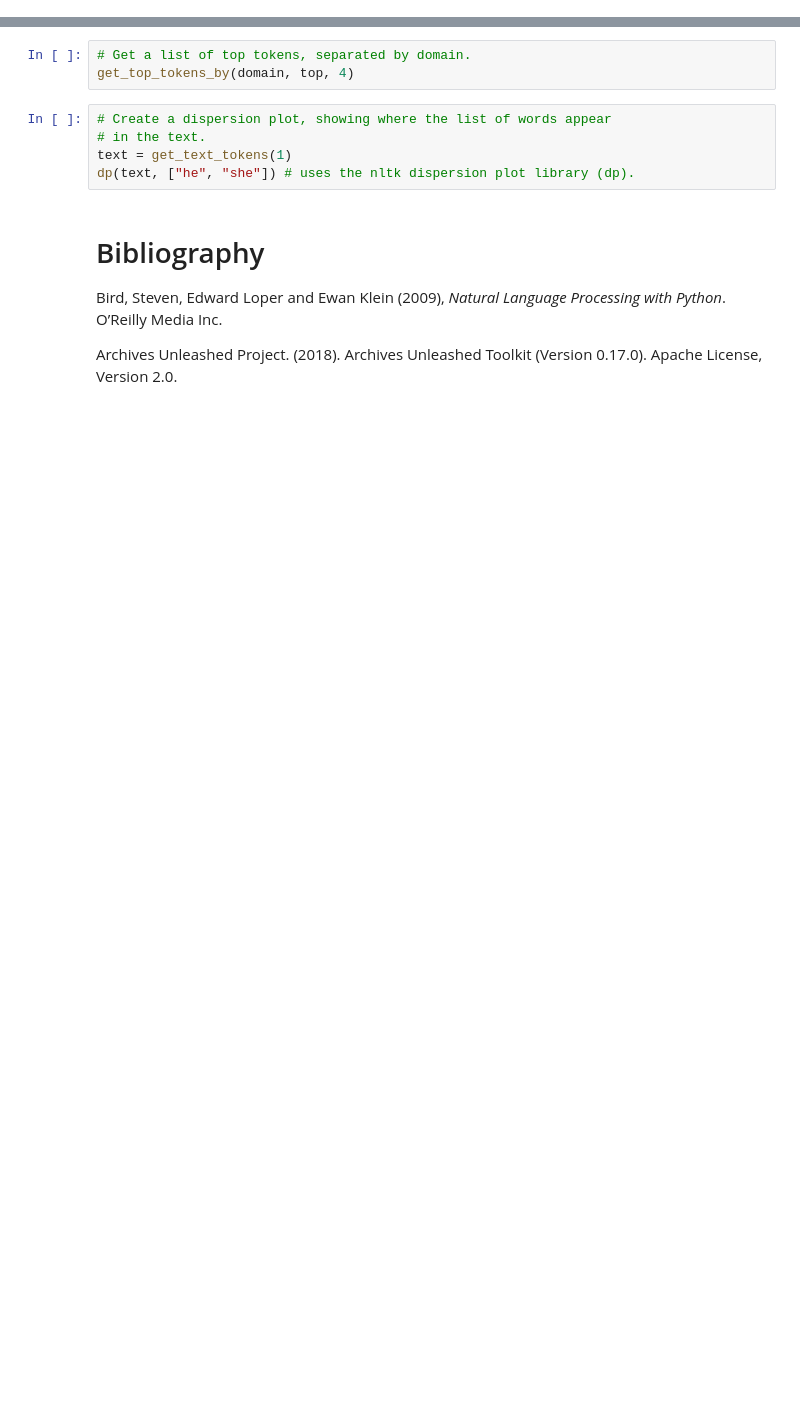
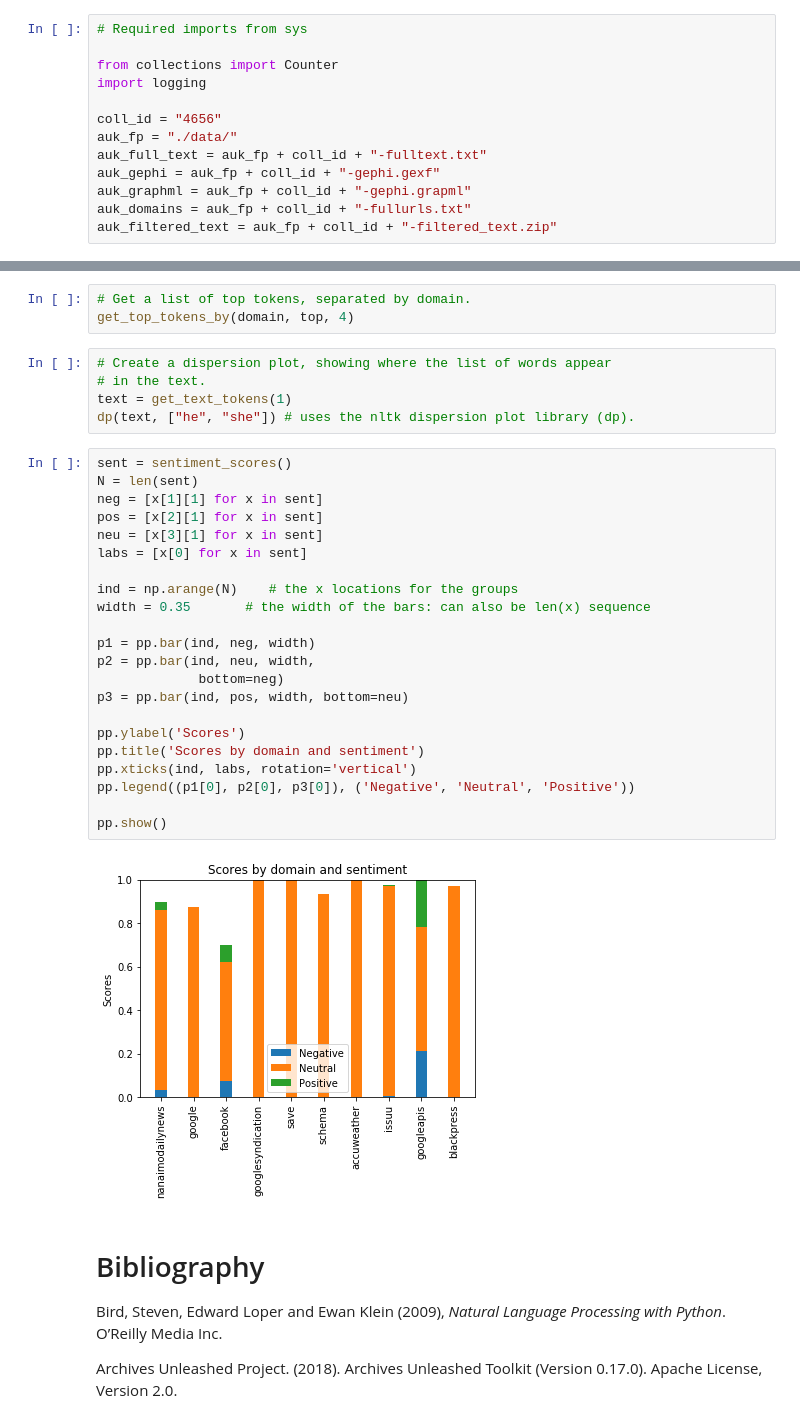
Before and after one commit to archivesunleashed/auk-notebooks, a Jupyter notebook: AUK_Full-Text-collection_id.ipynb, the cells around one changed output, grey strips where cells are left out. Drawn from its saved outputs; the diff is of its cells as text; blank space fills up the shorter version.

Commit message:
Add additional visualizations.

```diff
--- a/AUK_Full-Text-collection_id.ipynb
+++ b/AUK_Full-Text-collection_id.ipynb
@@ -60,0 +23,13 @@ except ImportError:
+# %%
+# Required imports from sys
+
+from collections import Counter
+import logging
+
+coll_id = "4656"
+auk_fp = "./data/"
+auk_full_text = auk_fp + coll_id + "-fulltext.txt"
+auk_gephi = auk_fp + coll_id + "-gephi.gexf"
+auk_graphml = auk_fp + coll_id + "-gephi.grapml"
+auk_domains = auk_fp + coll_id + "-fullurls.txt"
+auk_filtered_text = auk_fp + coll_id + "-filtered_text.zip"
@@ -192,6 +421,30 @@ get_top_tokens_by(domain, top, 4)
 # in the text.
 text = get_text_tokens(1)
 dp(text, ["he", "she"]) # uses the nltk dispersion plot library (dp).
+# %%
+sent = sentiment_scores()
+N = len(sent)
+neg = [x[1][1] for x in sent]
+pos = [x[2][1] for x in sent]
+neu = [x[3][1] for x in sent]
+labs = [x[0] for x in sent]
+
+ind = np.arange(N)    # the x locations for the groups
+width = 0.35       # the width of the bars: can also be len(x) sequence
+
+p1 = pp.bar(ind, neg, width)
+p2 = pp.bar(ind, neu, width,
+             bottom=neg)
+p3 = pp.bar(ind, pos, width, bottom=neu)
+
+pp.ylabel('Scores')
+pp.title('Scores by domain and sentiment')
+pp.xticks(ind, labs, rotation='vertical')
+pp.legend((p1[0], p2[0], p3[0]), ('Negative', 'Neutral', 'Positive'))
+
+pp.show()
+# %% [output]
+[figure, added]
 # %% [markdown]
 # Bibliography
 
```
Also changed, not shown: parts of 18 cells of this notebook, 1 other file.
